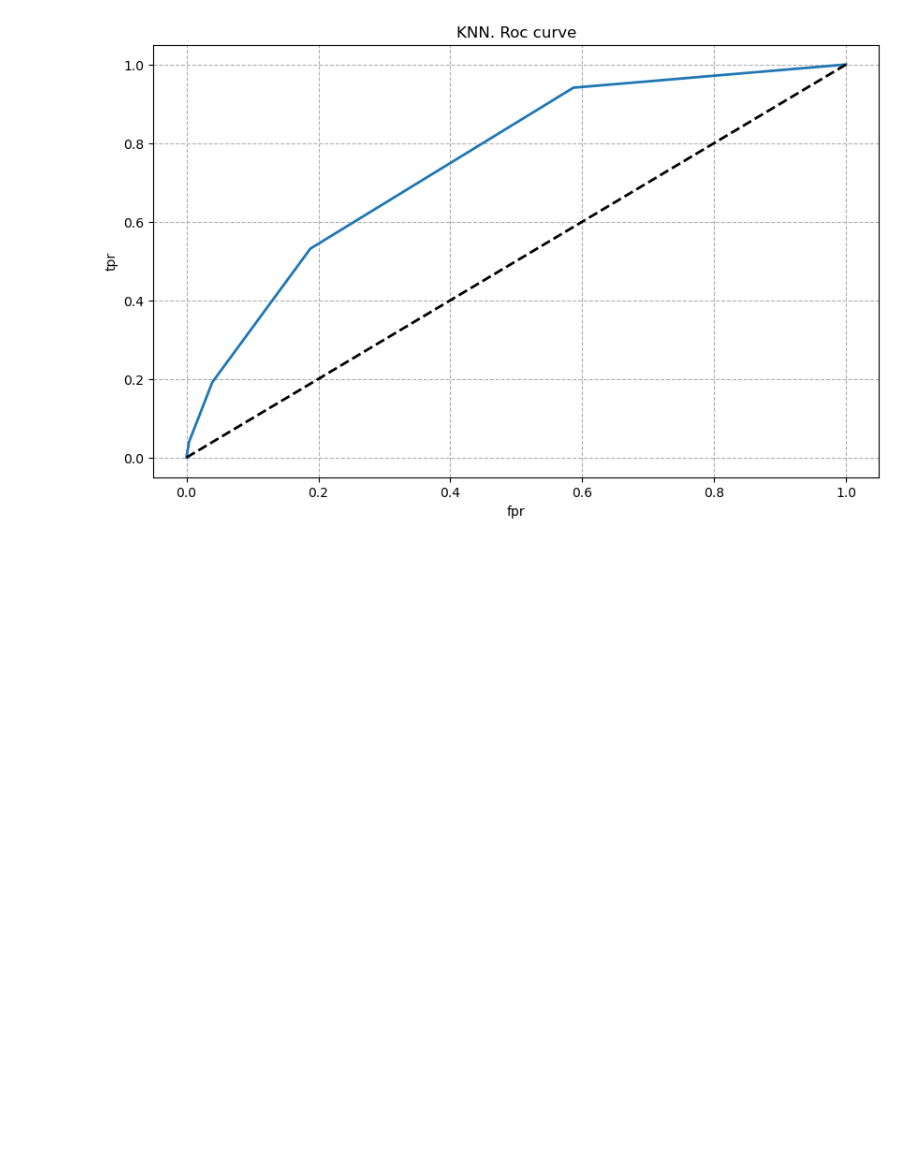
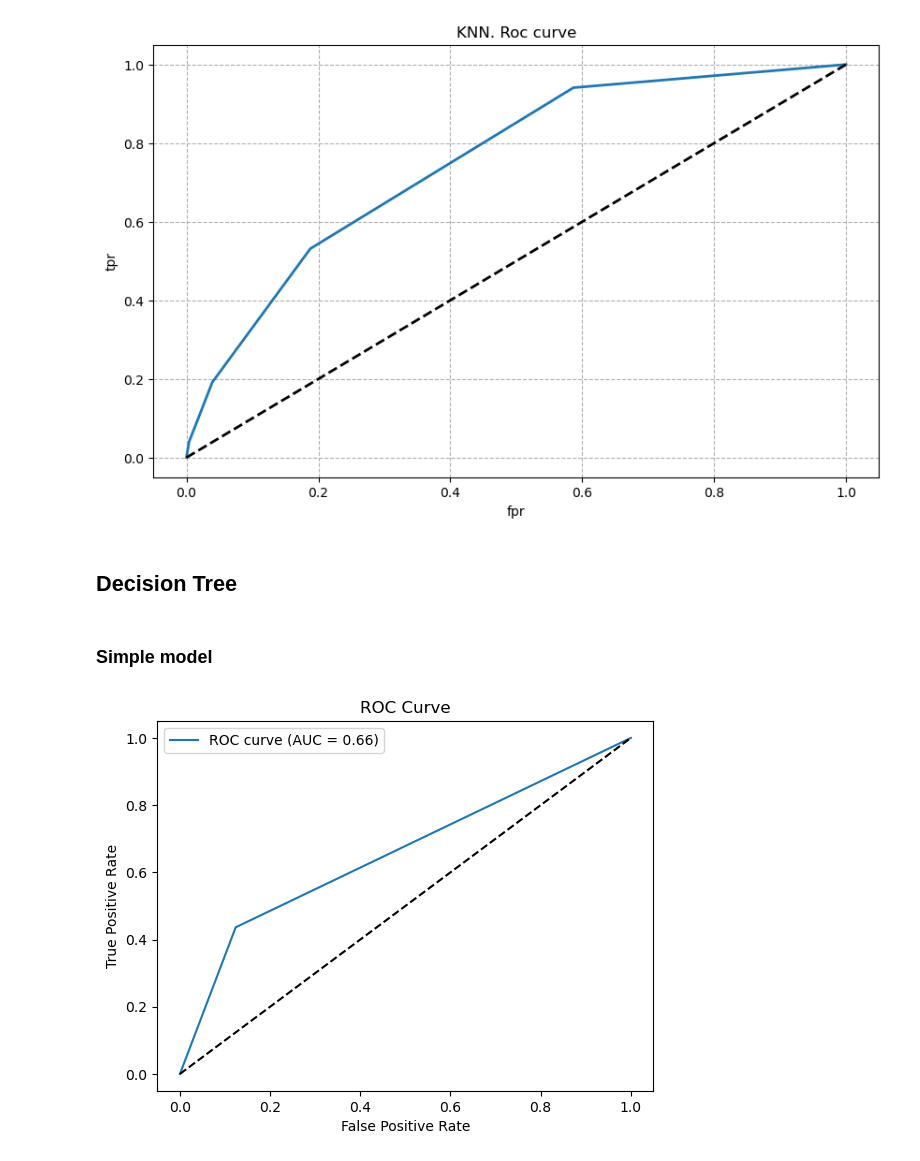
Before and after one commit to Guillaume-melis/Machine_Learning_S1, a Jupyter notebook: Final Project/MAL_final_evaluation.ipynb, the cells around one changed output. Drawn from its saved outputs; the diff is of its cells as text; code cells hidden in the pictures; blank space fills up the shorter version.

Commit message:
End of the test of different models

```diff
--- a/Final Project/MAL_final_evaluation.ipynb
+++ b/Final Project/MAL_final_evaluation.ipynb
@@ -688,3 +690,24 @@ plt.grid(linestyle= 'dashed')
 plt.show()
 # %% [output]
 [figure]
+# %% [markdown]
+## Decision Tree
+# %% [markdown]
+### Simple model
+# %%
+X_train, X_test, y_train, y_test, w_train, w_test = train_test_split(X,y, weights, test_size=0.2, random_state=42)
+
+model = DecisionTreeClassifier()
+treefit = model.fit(X_train, y_train, sample_weight=w_train)
+y_pred = treefit.predict_proba(X_test)
+# %%
+fpr, tpr, _ = roc_curve(y_test, y_pred[:, 1])
+plt.plot(fpr, tpr, label="ROC curve (AUC = %.2f)" % roc_auc_score(y_test, y_pred[:, 1]))
+plt.plot([0, 1], [0, 1], 'k--')
+plt.xlabel("False Positive Rate")
+plt.ylabel("True Positive Rate")
+plt.title("ROC Curve")
+plt.legend()
+plt.show()
+# %% [output]
+[figure, added]
```
Also changed, not shown: parts of 32 cells of this notebook.
